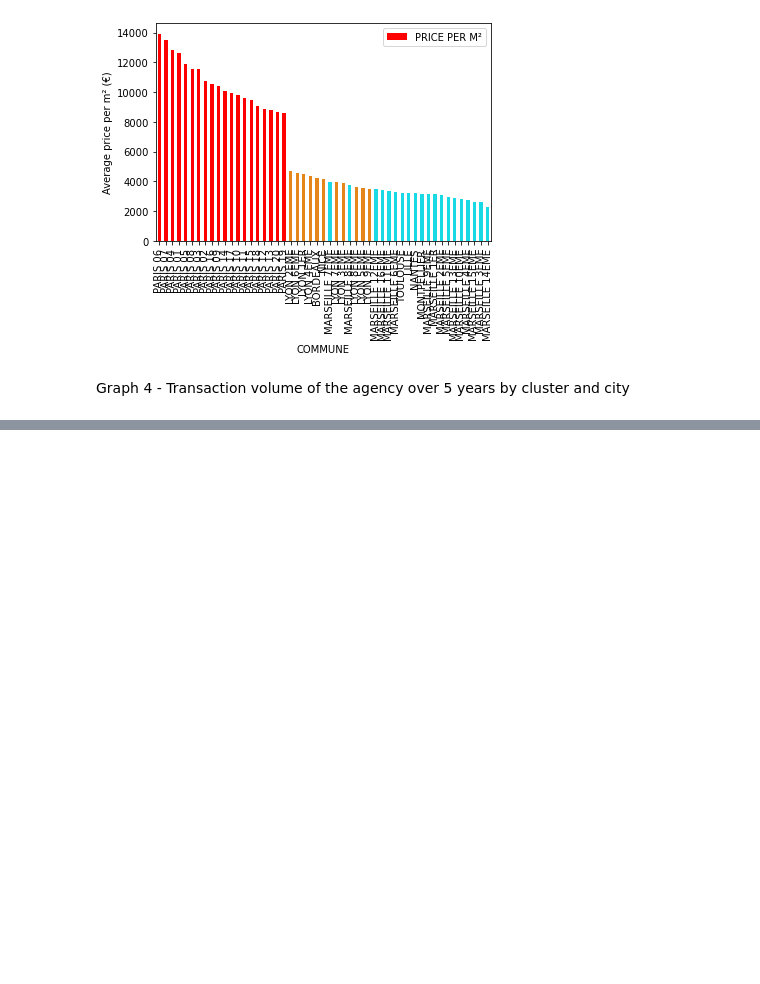
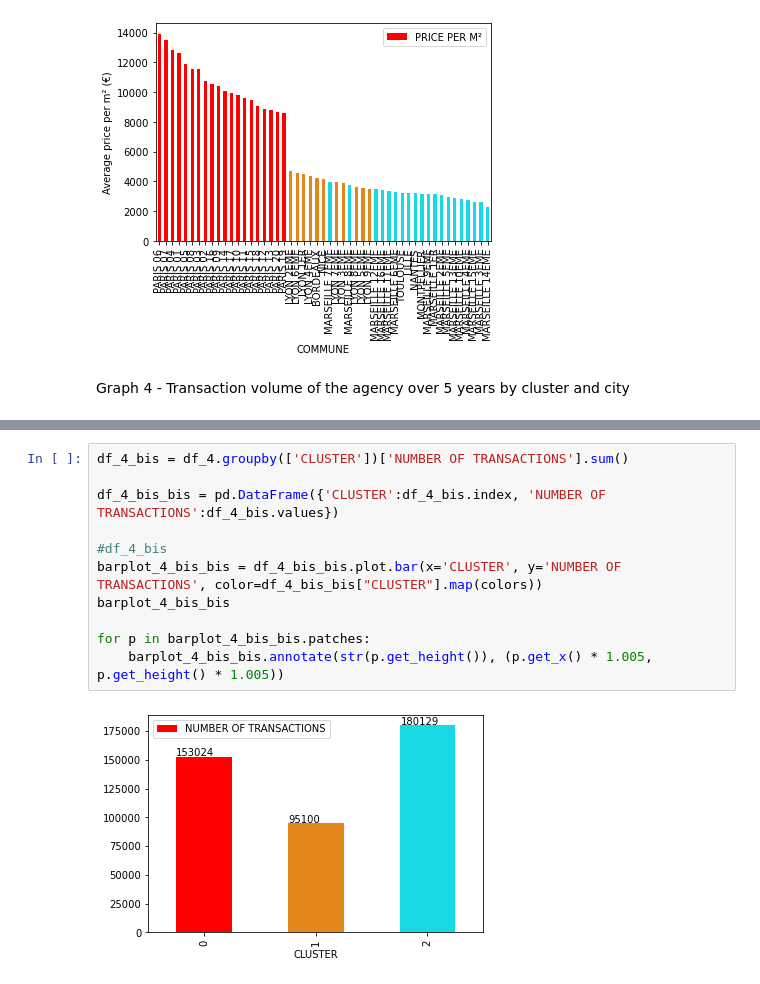
Before and after one commit to 13w13/U2-Big-Data-Tools-for-Business, a Jupyter notebook: 2. Real Estate Market EDA.ipynb, the cells around one changed output, grey strips where cells are left out. Cells and saved outputs as stored; diff of their text form; blank space fills up the shorter version.

```diff
--- a/2. Real Estate Market EDA.ipynb
+++ b/2. Real Estate Market EDA.ipynb
@@ -821,0 +850,13 @@ only showing top 20 rows
+# %%
+df_4_bis = df_4.groupby(['CLUSTER'])['NUMBER OF TRANSACTIONS'].sum()
+
+df_4_bis_bis = pd.DataFrame({'CLUSTER':df_4_bis.index, 'NUMBER OF TRANSACTIONS':df_4_bis.values})
+
+#df_4_bis
+barplot_4_bis_bis = df_4_bis_bis.plot.bar(x='CLUSTER', y='NUMBER OF TRANSACTIONS', color=df_4_bis_bis["CLUSTER"].map(colors))
+barplot_4_bis_bis
+
+for p in barplot_4_bis_bis.patches:
+    barplot_4_bis_bis.annotate(str(p.get_height()), (p.get_x() * 1.005, p.get_height() * 1.005))
+# %% [output]
+[figure, added]
```
Also changed, not shown: parts of 17 cells of this notebook.
